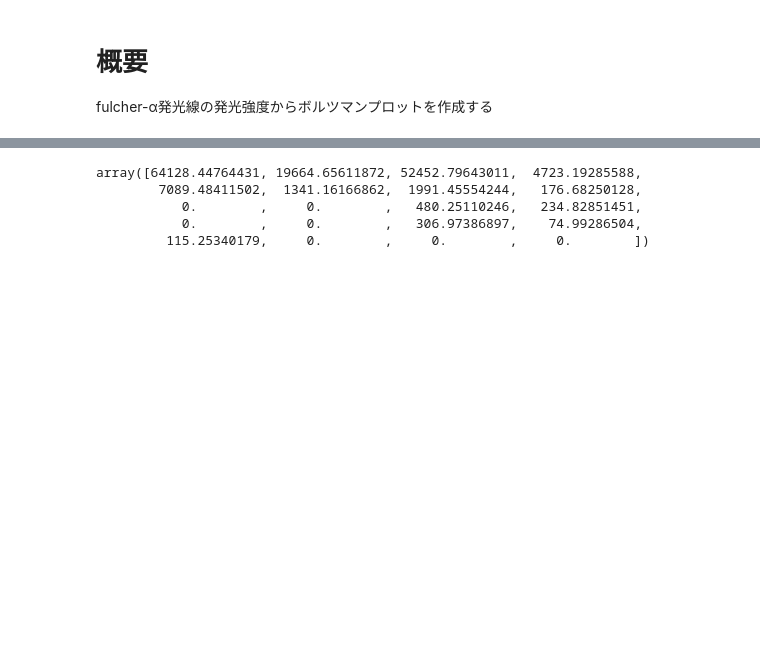
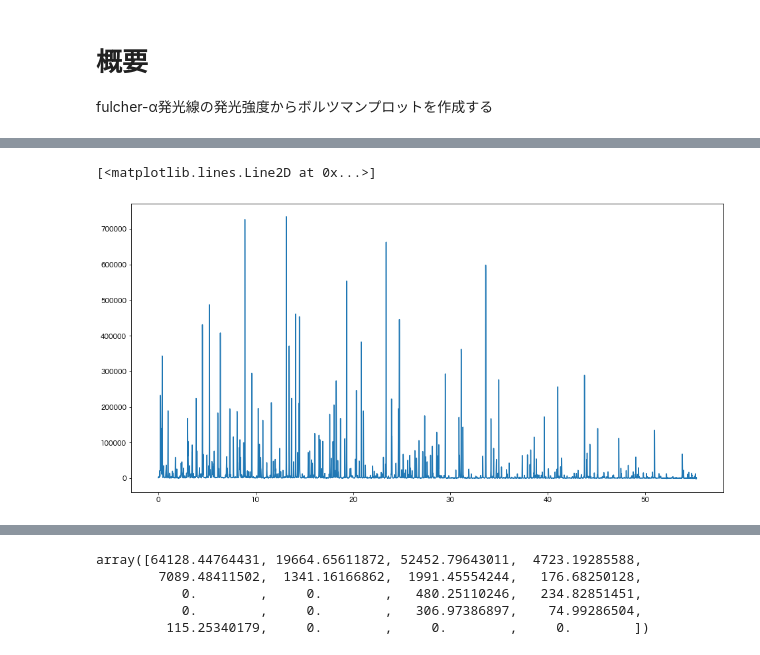
Before and after one commit to AtsushiNi/spectrumutils, a Jupyter notebook: sample/fulcher.ipynb, the cells around one changed output, grey strips where cells are left out. Drawn from its saved outputs; the diff is of its cells as text; code cells hidden in the pictures; blank space fills up the shorter version.

```diff
--- a/sample/fulcher.ipynb
+++ b/sample/fulcher.ipynb
@@ -28,0 +19,8 @@ You should consider upgrading via the '/Library/Frameworks/Python.framework/Vers
+# %%
+pixel, spectrum = np.load('data/fulcher_spectrum.npy')
+
+plt.figure(figsize=(16,8))
+plt.plot(pixel, spectrum)
+# %% [output]
+[<matplotlib.lines.Line2D at 0x...>]
+[figure, added]
```
Also changed, not shown: parts of 11 cells of this notebook, 7 other files.
